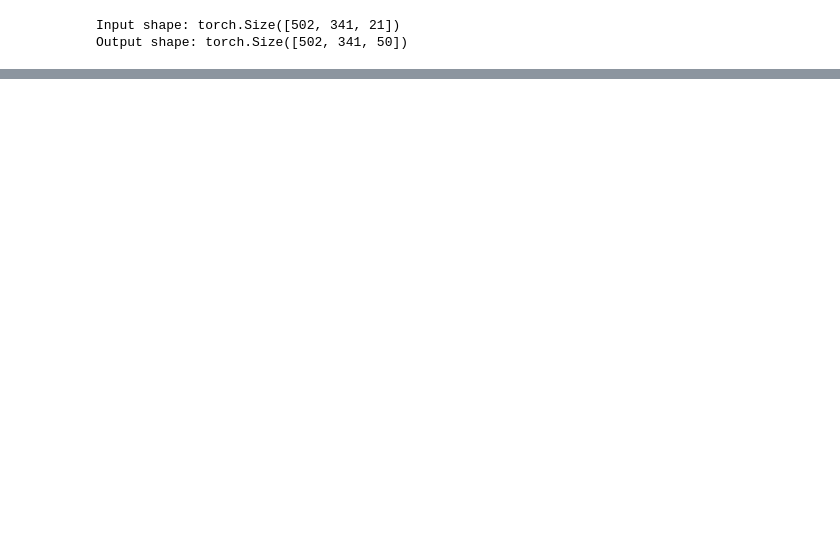
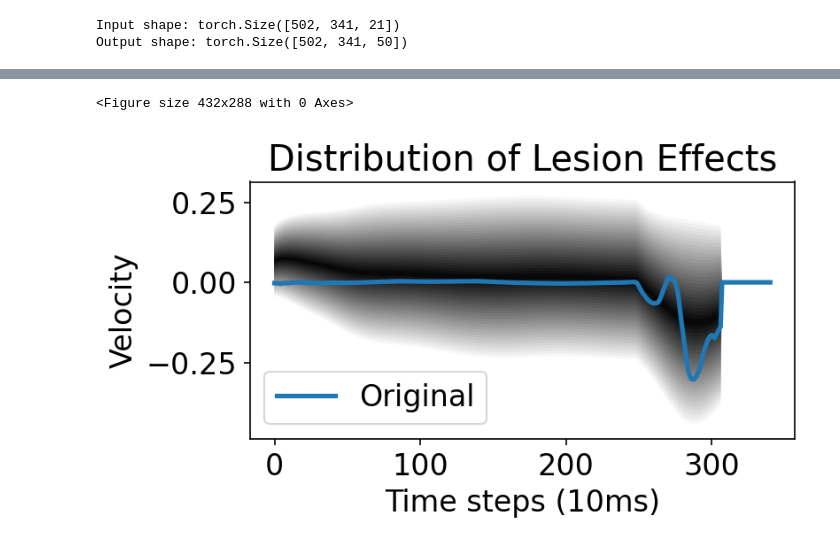
Before and after one commit to mmattb/coproc-poc, a Jupyter notebook: analyze_michaels_dynamics.ipynb, the cells around one changed output, grey strips where cells are left out. Cells and saved outputs as stored; diff of their text form; code cells hidden in the pictures; blank space fills up the shorter version.

```diff
--- a/analyze_michaels_dynamics.ipynb
+++ b/analyze_michaels_dynamics.ipynb
@@ -205,0 +268,52 @@ plt.show()
+# %%
+# Show graphs for a single output feature / muscle
+max_plot_stdev = 3
+inc_plot_stdev = 0.1
+
+fidx = random.randrange(out_dim)
+
+means = np.mean(lesioned_preds[:, :, fidx], axis=0)
+stdevs = np.std(lesioned_preds[:, :, fidx], axis=0)
+
+# The original / unpurturbed curve
+
+plt.rc('font', size=16)
+plt.subplots_adjust(wspace=0.25, left=0.20, right=1.20, bottom=0.15, top=1.15)
+plt.figure(figsize=(5.5, 3.3), dpi=150)
+
+cur_stdev = max_plot_stdev
+while cur_stdev > 0.0:
+    x_top = []
+    y_top = []
+    x_bottom = []
+    y_bottom = []
+    for tidx in range(trial_len):
+        x_top.append(tidx)
+        x_bottom.append(tidx)
+
+        y_top.append(means[tidx] + stdevs[tidx] * cur_stdev)
+        y_bottom.append(means[tidx] - stdevs[tidx] * cur_stdev)
+
+    x_bottom.reverse()
+    y_bottom.reverse()
+
+    x = x_top + x_bottom
+    y = y_top + y_bottom
+
+    color = cur_stdev / max_plot_stdev
+    plt.fill(x, y, str(color))
+
+    cur_stdev -= inc_plot_stdev
+
+plt.plot(healthy_preds[sample_idx, :, fidx].cpu().detach().numpy(), linewidth=2.5, label="Original")
+plt.title("Distribution of Lesion Effects")
+plt.xlabel("Time steps (10ms)")
+plt.ylabel("Velocity")
+plt.legend(loc="lower left")
+
+plt.tight_layout()
+plt.savefig('paper/figs/lesion_dist.pdf', format='pdf', dpi=150)
+plt.show()
+# %% [output]
+<Figure size 432x288 with 0 Axes>
+[figure, added]
```
Also changed, not shown: parts of 7 cells of this notebook, 12 other files.
